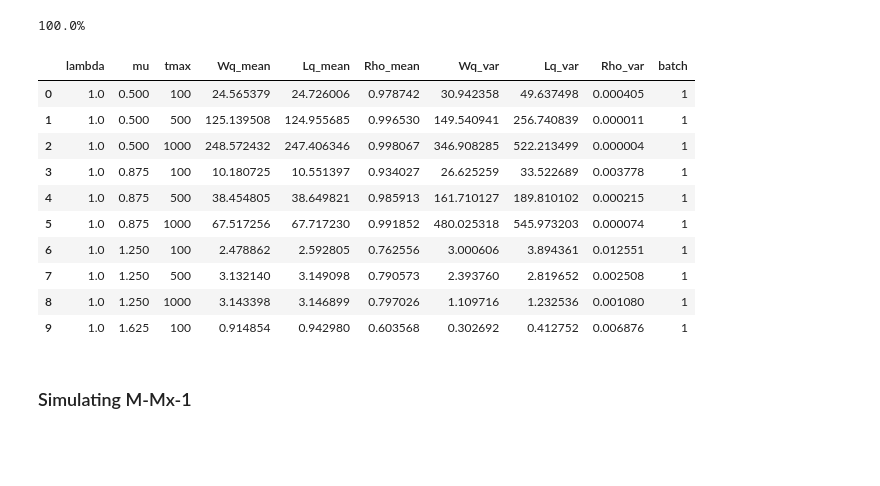
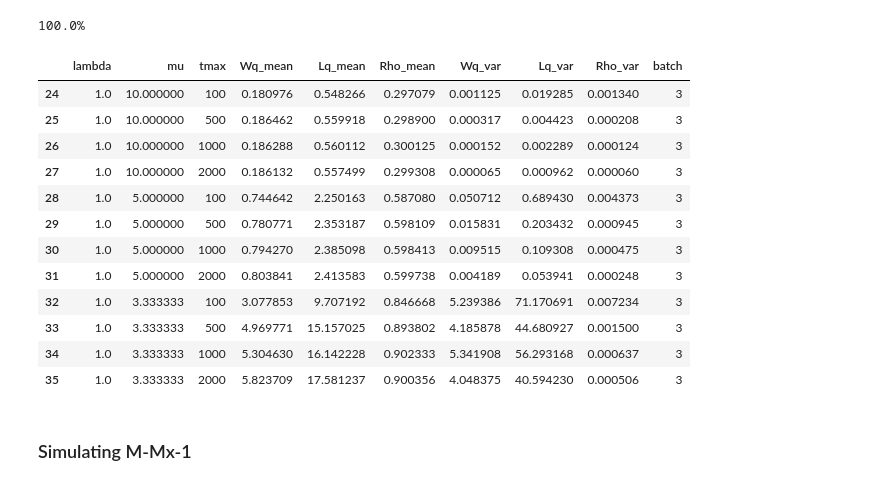
Before and after one commit to eriky-tn/CREEM_GGc_Simulation, a Jupyter notebook: exp_ggc.ipynb, the cells around one changed output. Drawn from its saved outputs; the diff is of its cells as text; code cells hidden in the pictures; blank space fills up the shorter version.

```diff
--- a/exp_ggc.ipynb
+++ b/exp_ggc.ipynb
@@ -239,2 +199,18 @@ sim_MM1.head(10)
+# %%
+arr_batchs = np.array([1, 2, 3, 4, 5])
+dep_batchs = np.array([1, 2, 3, 4, 5])
+nservs = np.array([1, 2, 3, 4, 5])
+#tmaxs = [100, 500, 1000, 2000, 5000, 10000, 15000, 20000]
+tmaxs = [100, 500, 1000, 2000]
+
+rr_mxm1 = np.array([0.1, 0.2, 0.3]) # rates ratio: lambda / mu
+rr_mmx1 = np.array([0.7, 0.8, 0.9]) # rates ratio: lambda / mu
+rr_mmc = np.array([0.7, 0.8, 0.9]) # rates ratio: lambda / mu
+
+lambdas = np.repeat(1.0, 3) # lambda can always be taken as 1
+mus_mxm1 = lambdas / rr_mxm1
+mus_mmx1 = lambdas / rr_mmx1
+mus_mmc = lambdas / rr_mmc
+rep_mc = 100
 # %% [markdown]
 ### Simulating Mx-M-1
@@ -256,7 +220,7 @@ sim_MxM1 = pd.DataFrame()
 for batch in arr_batchs:
     sim = tab_mc_queue(
         lambdas = lambdas,
-        mus = mus,
+        mus = mus_mxm1,
         tmaxs = tmaxs,
         farr = lambda lmbda: lambda: np.random.exponential(1/lmbda),
         fdep = lambda mu: lambda: np.random.exponential(1/mu),
@@ -271,16 +235,18 @@ for batch in arr_batchs:
 # %% [output]
 100.0%
 # %%
-sim_MxM1.head(10)
+sim_MxM1[sim_MxM1["batch"] == 3].head(20)
 # %% [output]
 |  | lambda | mu | tmax | Wq_mean | Lq_mean | Rho_mean | Wq_var | Lq_var | Rho_var | batch |
-| 0 | 1.0 | 0.500 | 100 | 24.565379 | 24.726006 | 0.978742 | 30.942358 | 49.637498 | 0.000405 | 1 |
-| 1 | 1.0 | 0.500 | 500 | 125.139508 | 124.955685 | 0.996530 | 149.540941 | 256.740839 | 0.000011 | 1 |
-| 2 | 1.0 | 0.500 | 1000 | 248.572432 | 247.406346 | 0.998067 | 346.908285 | 522.213499 | 0.000004 | 1 |
-| 3 | 1.0 | 0.875 | 100 | 10.180725 | 10.551397 | 0.934027 | 26.625259 | 33.522689 | 0.003778 | 1 |
-| 4 | 1.0 | 0.875 | 500 | 38.454805 | 38.649821 | 0.985913 | 161.710127 | 189.810102 | 0.000215 | 1 |
-| 5 | 1.0 | 0.875 | 1000 | 67.517256 | 67.717230 | 0.991852 | 480.025318 | 545.973203 | 0.000074 | 1 |
-| 6 | 1.0 | 1.250 | 100 | 2.478862 | 2.592805 | 0.762556 | 3.000606 | 3.894361 | 0.012551 | 1 |
-| 7 | 1.0 | 1.250 | 500 | 3.132140 | 3.149098 | 0.790573 | 2.393760 | 2.819652 | 0.002508 | 1 |
-| 8 | 1.0 | 1.250 | 1000 | 3.143398 | 3.146899 | 0.797026 | 1.109716 | 1.232536 | 0.001080 | 1 |
-| 9 | 1.0 | 1.625 | 100 | 0.914854 | 0.942980 | 0.603568 | 0.302692 | 0.412752 | 0.006876 | 1 |
+| 24 | 1.0 | 10.000000 | 100 | 0.180976 | 0.548266 | 0.297079 | 0.001125 | 0.019285 | 0.001340 | 3 |
+| 25 | 1.0 | 10.000000 | 500 | 0.186462 | 0.559918 | 0.298900 | 0.000317 | 0.004423 | 0.000208 | 3 |
+| 26 | 1.0 | 10.000000 | 1000 | 0.186288 | 0.560112 | 0.300125 | 0.000152 | 0.002289 | 0.000124 | 3 |
+| 27 | 1.0 | 10.000000 | 2000 | 0.186132 | 0.557499 | 0.299308 | 0.000065 | 0.000962 | 0.000060 | 3 |
+| 28 | 1.0 | 5.000000 | 100 | 0.744642 | 2.250163 | 0.587080 | 0.050712 | 0.689430 | 0.004373 | 3 |
+| 29 | 1.0 | 5.000000 | 500 | 0.780771 | 2.353187 | 0.598109 | 0.015831 | 0.203432 | 0.000945 | 3 |
+| 30 | 1.0 | 5.000000 | 1000 | 0.794270 | 2.385098 | 0.598413 | 0.009515 | 0.109308 | 0.000475 | 3 |
+| 31 | 1.0 | 5.000000 | 2000 | 0.803841 | 2.413583 | 0.599738 | 0.004189 | 0.053941 | 0.000248 | 3 |
+| 32 | 1.0 | 3.333333 | 100 | 3.077853 | 9.707192 | 0.846668 | 5.239386 | 71.170691 | 0.007234 | 3 |
+| 33 | 1.0 | 3.333333 | 500 | 4.969771 | 15.157025 | 0.893802 | 4.185878 | 44.680927 | 0.001500 | 3 |
+| 34 | 1.0 | 3.333333 | 1000 | 5.304630 | 16.142228 | 0.902333 | 5.341908 | 56.293168 | 0.000637 | 3 |
+| 35 | 1.0 | 3.333333 | 2000 | 5.823709 | 17.581237 | 0.900356 | 4.048375 | 40.594230 | 0.000506 | 3 |
```
Also changed, not shown: parts of 14 cells of this notebook, 2 other files.
